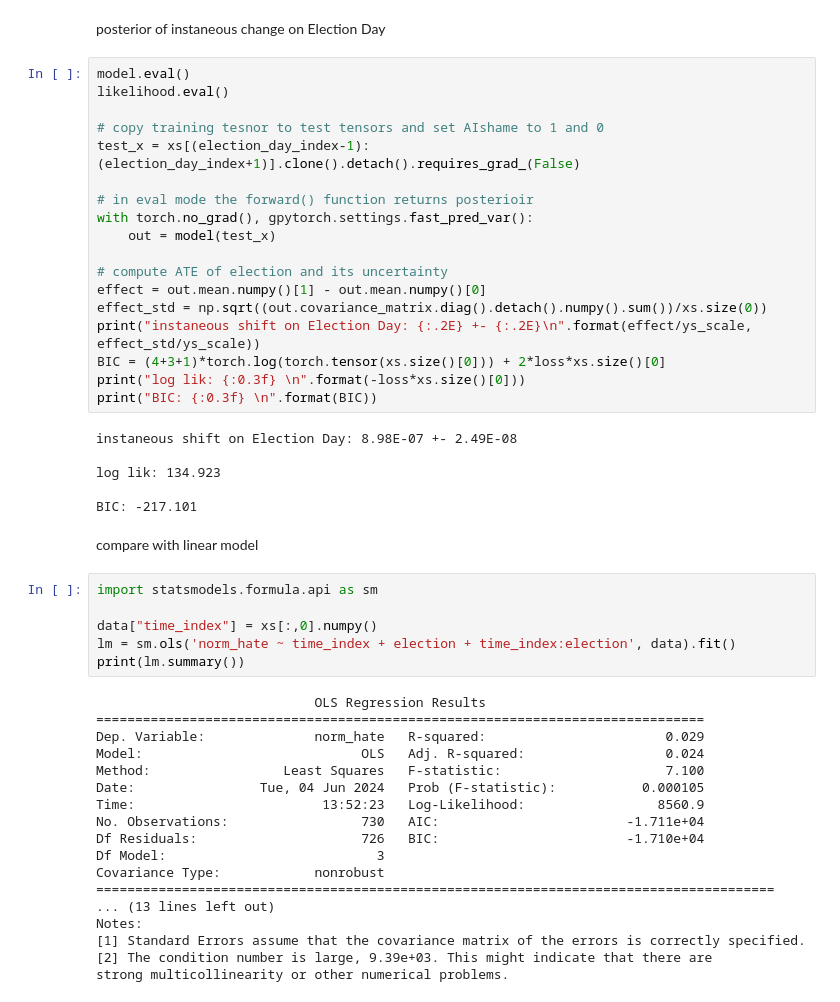
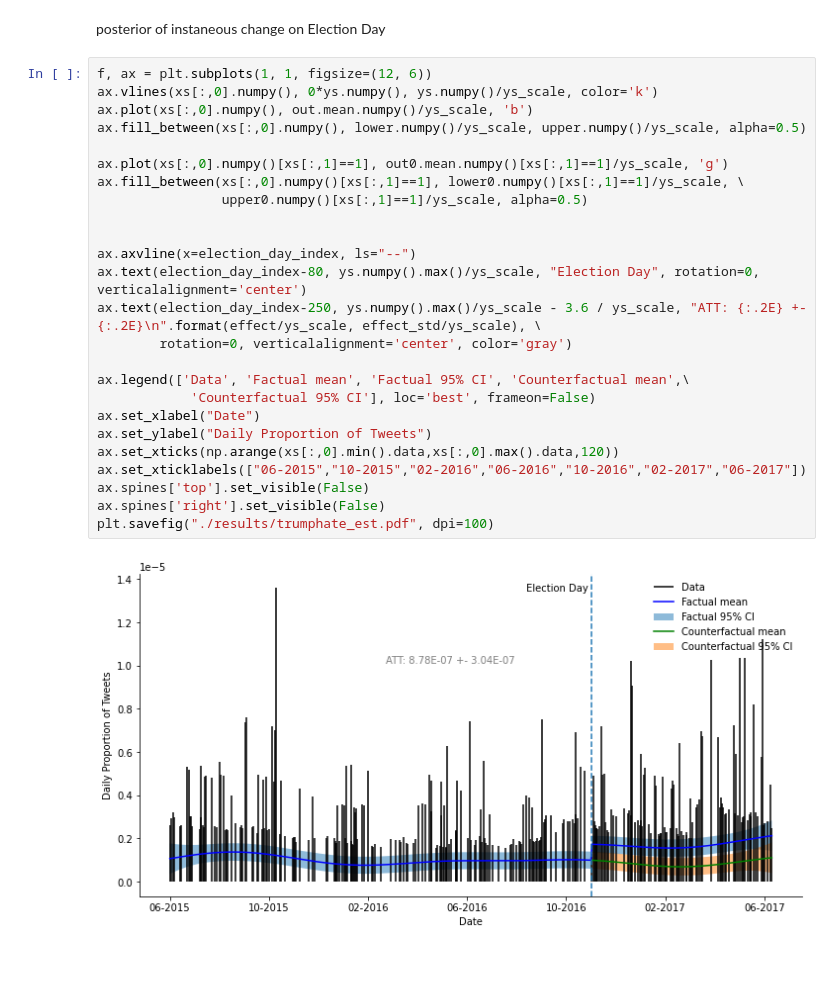
Before and after one commit to yahoochen97/GP_gradient, a Jupyter notebook: TrumpHate/TrumpHate_GPR.ipynb, the cells around one changed output. Cells and saved outputs as stored; diff of their text form; blank space fills up the shorter version.

Commit message:
notebook trumphate

```diff
--- a/TrumpHate/TrumpHate_GPR.ipynb
+++ b/TrumpHate/TrumpHate_GPR.ipynb
@@ -198,52 +200,29 @@ print(results)
 # %% [markdown]
 posterior of instaneous change on Election Day
-# %%
-model.eval()
-likelihood.eval()
-
-# copy training tesnor to test tensors and set AIshame to 1 and 0
-test_x = xs[(election_day_index-1):(election_day_index+1)].clone().detach().requires_grad_(False)
-
-# in eval mode the forward() function returns posterioir
-with torch.no_grad(), gpytorch.settings.fast_pred_var():
-    out = model(test_x)
-
-# compute ATE of election and its uncertainty
-effect = out.mean.numpy()[1] - out.mean.numpy()[0]
-effect_std = np.sqrt((out.covariance_matrix.diag().detach().numpy().sum())/xs.size(0))
-print("instaneous shift on Election Day: {:.2E} +- {:.2E}\n".format(effect/ys_scale, effect_std/ys_scale))
-BIC = (4+3+1)*torch.log(torch.tensor(xs.size()[0])) + 2*loss*xs.size()[0]
-print("log lik: {:0.3f} \n".format(-loss*xs.size()[0]))
-print("BIC: {:0.3f} \n".format(BIC))
-# %% [output]
-instaneous shift on Election Day: 8.98E-07 +- 2.49E-08
-
-log lik: 134.923
-
-BIC: -217.101
-# %% [markdown]
-compare with linear model
-# %%
-import statsmodels.formula.api as sm
-
-data["time_index"] = xs[:,0].numpy()
-lm = sm.ols('norm_hate ~ time_index + election + time_index:election', data).fit()
-print(lm.summary())
-# %% [output]
-                            OLS Regression Results
-==============================================================================
-Dep. Variable:              norm_hate   R-squared:                       0.029
-Model:                            OLS   Adj. R-squared:                  0.024
-Method:                 Least Squares   F-statistic:                     7.100
-Date:                Tue, 04 Jun 2024   Prob (F-statistic):           0.000105
-Time:                        13:52:23   Log-Likelihood:                 8560.9
-No. Observations:                 730   AIC:                        -1.711e+04
-Df Residuals:                     726   BIC:                        -1.710e+04
-Df Model:                           3
-Covariance Type:            nonrobust
-=======================================================================================
-... (13 lines left out)
-Notes:
-[1] Standard Errors assume that the covariance matrix of the errors is correctly specified.
-[2] The condition number is large, 9.39e+03. This might indicate that there are
-strong multicollinearity or other numerical problems.
+# %%
+f, ax = plt.subplots(1, 1, figsize=(12, 6))
+ax.vlines(xs[:,0].numpy(), 0*ys.numpy(), ys.numpy()/ys_scale, color='k')
+ax.plot(xs[:,0].numpy(), out.mean.numpy()/ys_scale, 'b')
+ax.fill_between(xs[:,0].numpy(), lower.numpy()/ys_scale, upper.numpy()/ys_scale, alpha=0.5)
+
+ax.plot(xs[:,0].numpy()[xs[:,1]==1], out0.mean.numpy()[xs[:,1]==1]/ys_scale, 'g')
+ax.fill_between(xs[:,0].numpy()[xs[:,1]==1], lower0.numpy()[xs[:,1]==1]/ys_scale, \
+                upper0.numpy()[xs[:,1]==1]/ys_scale, alpha=0.5)
+
+
+ax.axvline(x=election_day_index, ls="--")
+ax.text(election_day_index-80, ys.numpy().max()/ys_scale, "Election Day", rotation=0, verticalalignment='center')
+ax.text(election_day_index-250, ys.numpy().max()/ys_scale - 3.6 / ys_scale, "ATT: {:.2E} +- {:.2E}\n".format(effect/ys_scale, effect_std/ys_scale), \
+        rotation=0, verticalalignment='center', color='gray')
+
+ax.legend(['Data', 'Factual mean', 'Factual 95% CI', 'Counterfactual mean',\
+            'Counterfactual 95% CI'], loc='best', frameon=False)
+ax.set_xlabel("Date")
+ax.set_ylabel("Daily Proportion of Tweets")
+ax.set_xticks(np.arange(xs[:,0].min().data,xs[:,0].max().data,120))
+ax.set_xticklabels(["06-2015","10-2015","02-2016","06-2016","10-2016","02-2017","06-2017"])
+ax.spines['top'].set_visible(False)
+ax.spines['right'].set_visible(False)
+plt.savefig("./results/trumphate_est.pdf", dpi=100)
+# %% [output]
+[figure, added]
```
Also changed, not shown: parts of 13 cells of this notebook.
